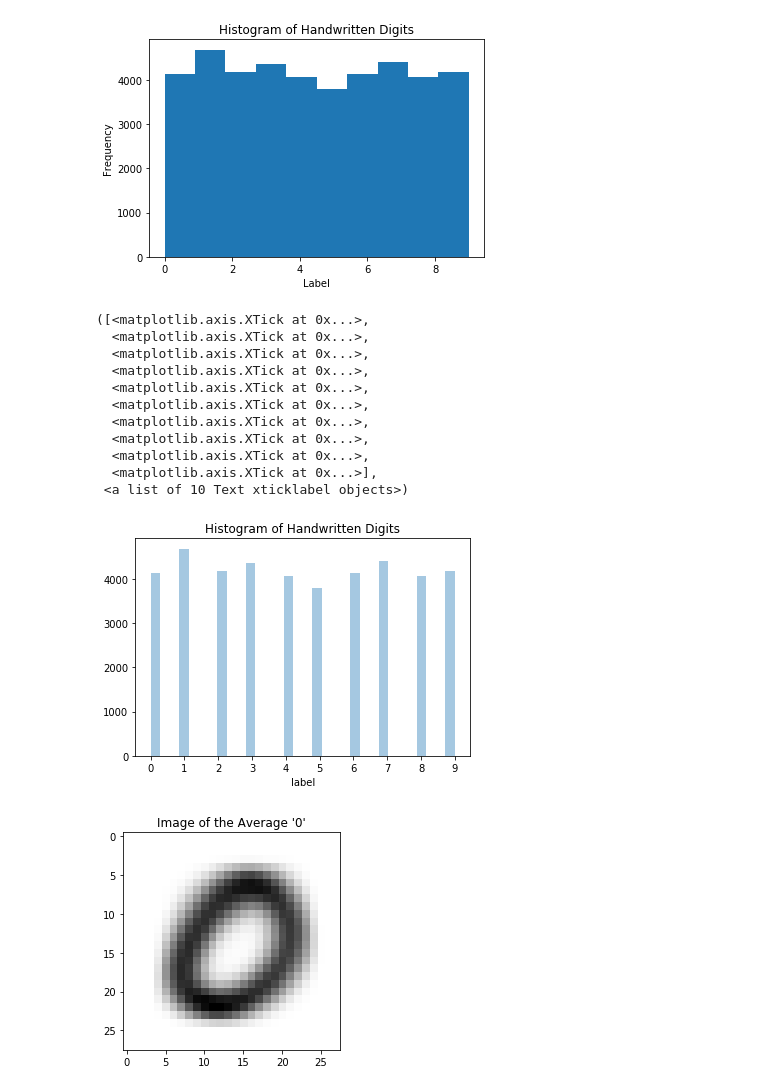
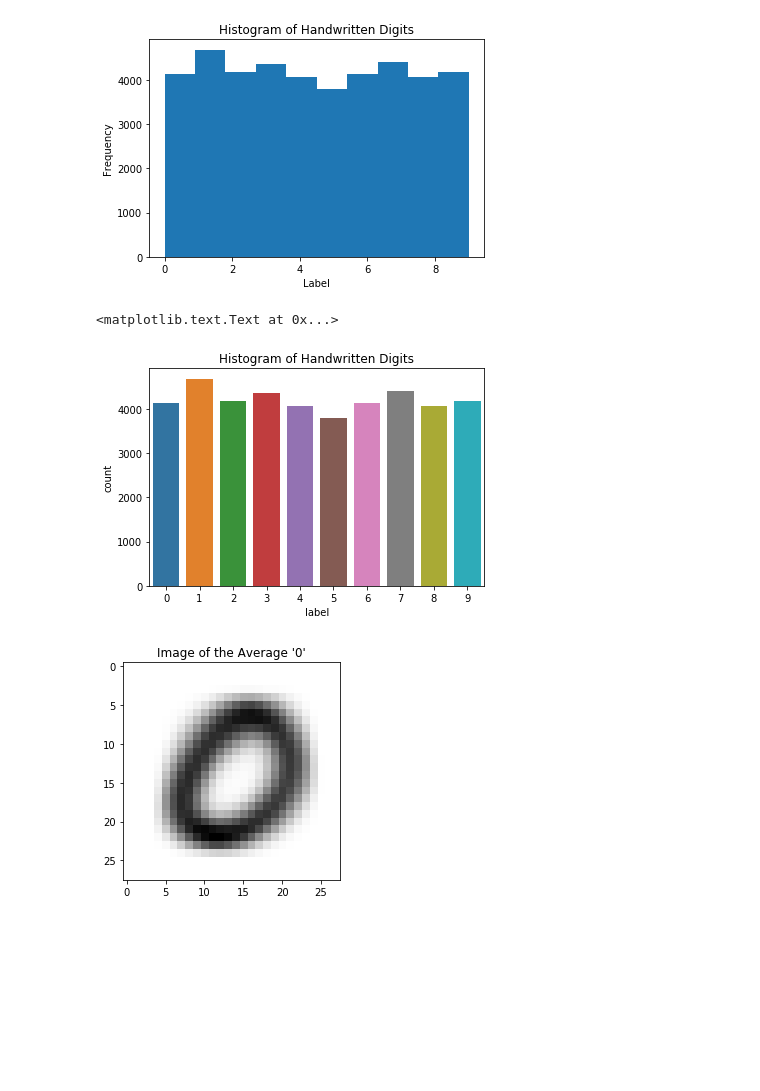
Before and after one commit to samers101/Samer-Shenouda, a Jupyter notebook: projects/final-project/03-exploratory-analysis/Final Project Digit Recognition EDA.ipynb, the cells around one changed output. Cells and saved outputs as stored; diff of their text form; code cells hidden in the pictures; blank space fills up the shorter version.

Commit message:
Final Project Part 3 sns plot adjustment

```diff
--- a/projects/final-project/03-exploratory-analysis/Final Project Digit Recognition EDA.ipynb
+++ b/projects/final-project/03-exploratory-analysis/Final Project Digit Recognition EDA.ipynb
@@ -78,21 +78,10 @@ plt.title("Histogram of Handwritten Digits")
 <matplotlib.text.Text at 0x...>
 [figure]
 # %%
-sns.distplot(data_training.label, kde=False).set_title("Histogram of Handwritten Digits")
-plt.xticks([0, 1, 2, 3, 4, 5 , 6, 7, 8, 9])
+sns.countplot(data_training.label).set_title("Histogram of Handwritten Digits")
 # %% [output]
-([<matplotlib.axis.XTick at 0x...>,
-  <matplotlib.axis.XTick at 0x...>,
-  <matplotlib.axis.XTick at 0x...>,
-  <matplotlib.axis.XTick at 0x...>,
-  <matplotlib.axis.XTick at 0x...>,
-  <matplotlib.axis.XTick at 0x...>,
-  <matplotlib.axis.XTick at 0x...>,
-  <matplotlib.axis.XTick at 0x...>,
-  <matplotlib.axis.XTick at 0x...>,
-  <matplotlib.axis.XTick at 0x...>],
- <a list of 10 Text xticklabel objects>)
+<matplotlib.text.Text at 0x...>
-[figure, old version]
+[figure, new version]
 # %%
 digits_0=data_training[data_training.label==0].mean()
 digits_0_nolabel=digits_0.drop(['label'])
```
